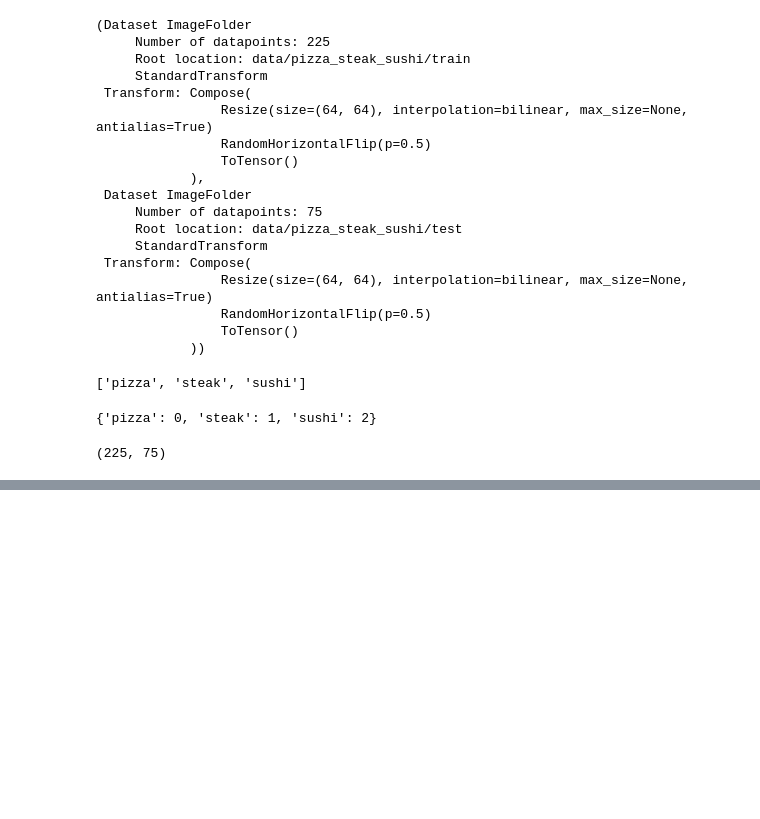
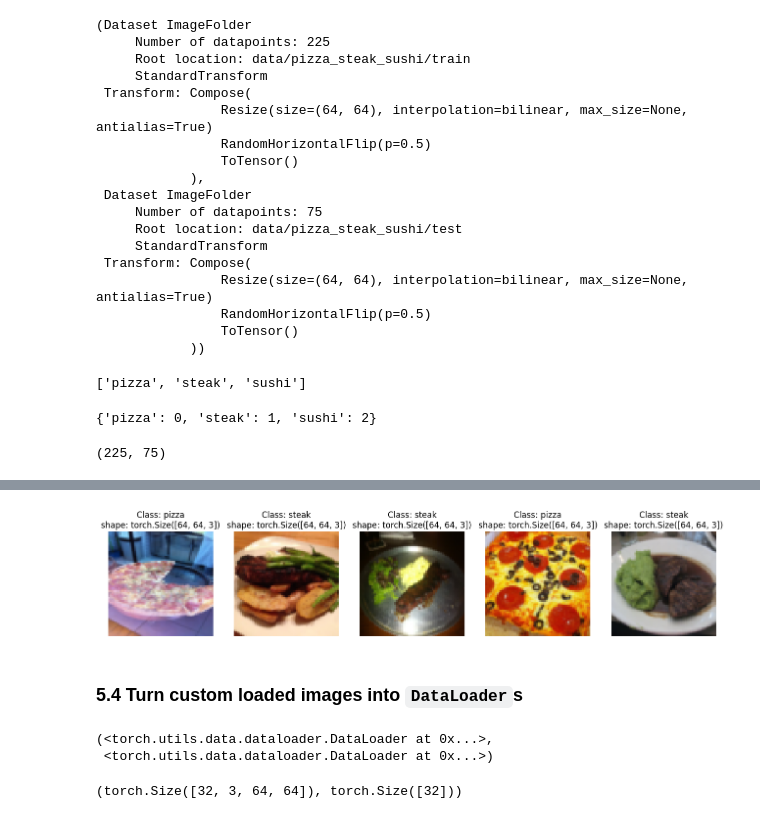
Before and after one commit to mchojna/pytorch-course, a Jupyter notebook: 04_pytorch_datasets.ipynb, the cells around one changed output, grey strips where cells are left out. Cells and saved outputs as stored; diff of their text form; code cells hidden in the pictures; blank space fills up the shorter version.

```diff
--- a/04_pytorch_datasets.ipynb
+++ b/04_pytorch_datasets.ipynb
@@ -299,0 +389,5 @@ len(train_data), len(test_data)
+# %%
+img, label = next(iter(train_dataloader))
+
+print(f"Image shape: {img.shape} -> [batch_size, color_channels, height, width]")
+print(f"Label shape: {label.shape}")
@@ -299,0 +520,26 @@ len(train_data), len(test_data)
+# %%
+# Create a transorm
+from torchvision import transforms
+train_transforms = transforms.Compose([
+    transforms.Resize(size=(64, 64)),
+    transforms.RandomHorizontalFlip(p=0.5),
+    transforms.ToTensor()
+])
+
+test_transforms = transforms.Compose([
+    transforms.Resize(size=(64, 64)),
+    transforms.ToTensor(),
+])
+# %%
+# Test our ImageFolderCustom
+train_data_custom = ImageFolderCustom(
+    targ_dir=train_dir,
+    transform=train_transforms,
+)
+
+test_data_custom = ImageFolderCustom(
+    targ_dir=test_dir,
+    transform=train_transforms,
+)
+
+train_data_custom, test_data_custom
@@ -299,0 +635,43 @@ len(train_data), len(test_data)
+# %%
+# Display random images from ImageFolderCustoms created Dataset
+display_random_images(
+    dataset=train_data_custom,
+    n=5,
+    classes=class_names,
+    seed=42
+)
+# %% [output]
+[figure, added]
+# %% [markdown]
+### 5.4 Turn custom loaded images into `DataLoader`s
+# %%
+from torch.utils.data import DataLoader
+
+BATCH_SIZE=32
+NUM_WORKERS = 0
+
+train_dataloader_custom = DataLoader(
+    dataset=train_data_custom,
+    batch_size=BATCH_SIZE,
+    num_workers=NUM_WORKERS,
+    shuffle=True,
+)
+
+test_dataloader_custom = DataLoader(
+    dataset=test_data_custom,
+    batch_size=BATCH_SIZE,
+    num_workers=NUM_WORKERS,
+)
+
+train_dataloader_custom, test_dataloader_custom
+# %% [output]
+(<torch.utils.data.dataloader.DataLoader at 0x...>,
+ <torch.utils.data.dataloader.DataLoader at 0x...>)
+# %%
+# Get image and label from custom dataloader
+img_custom, label_custom = next(iter(train_dataloader_custom))
+
+# Print out the shapes
+img_custom.shape, label_custom.shape
+# %% [output]
+(torch.Size([32, 3, 64, 64]), torch.Size([32]))
```
Also changed, not shown: parts of 38 cells of this notebook.
